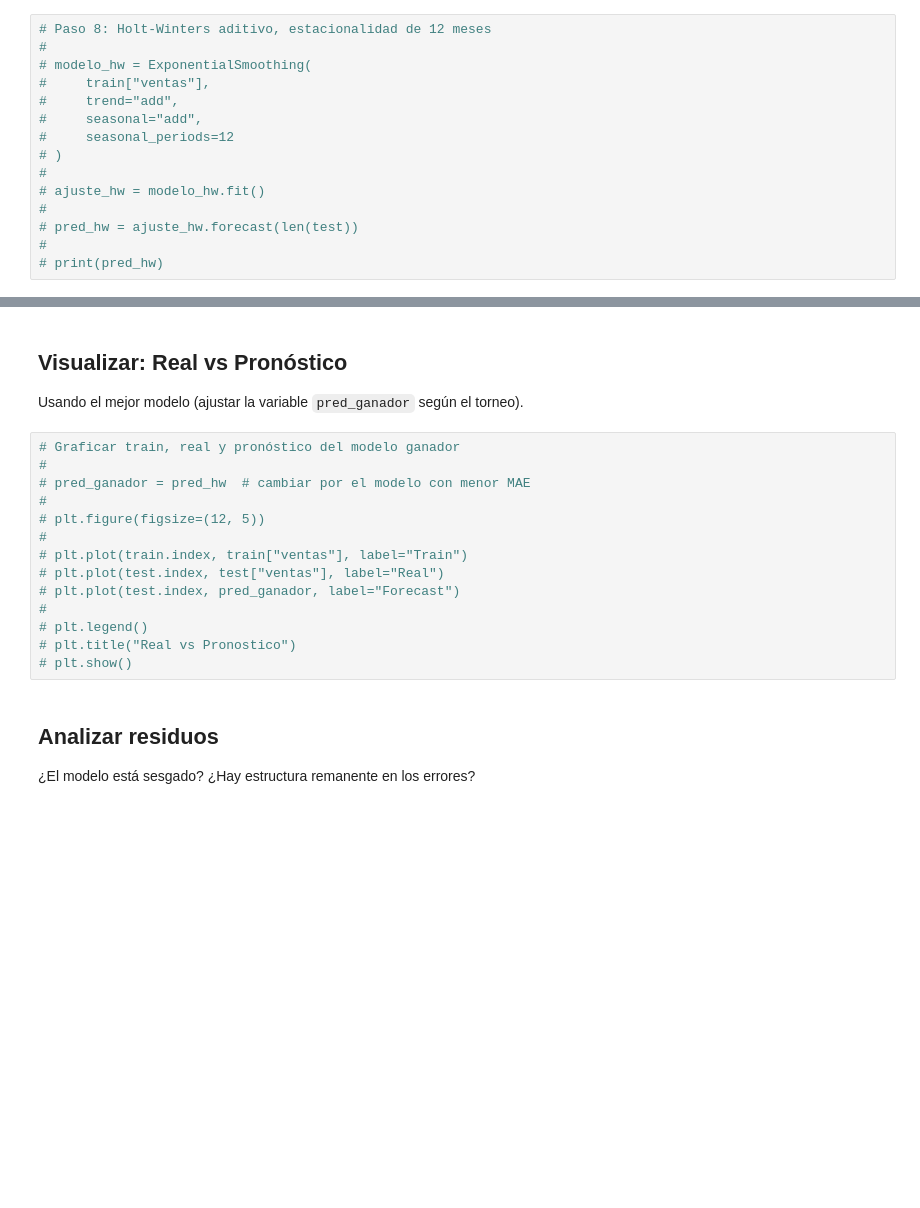
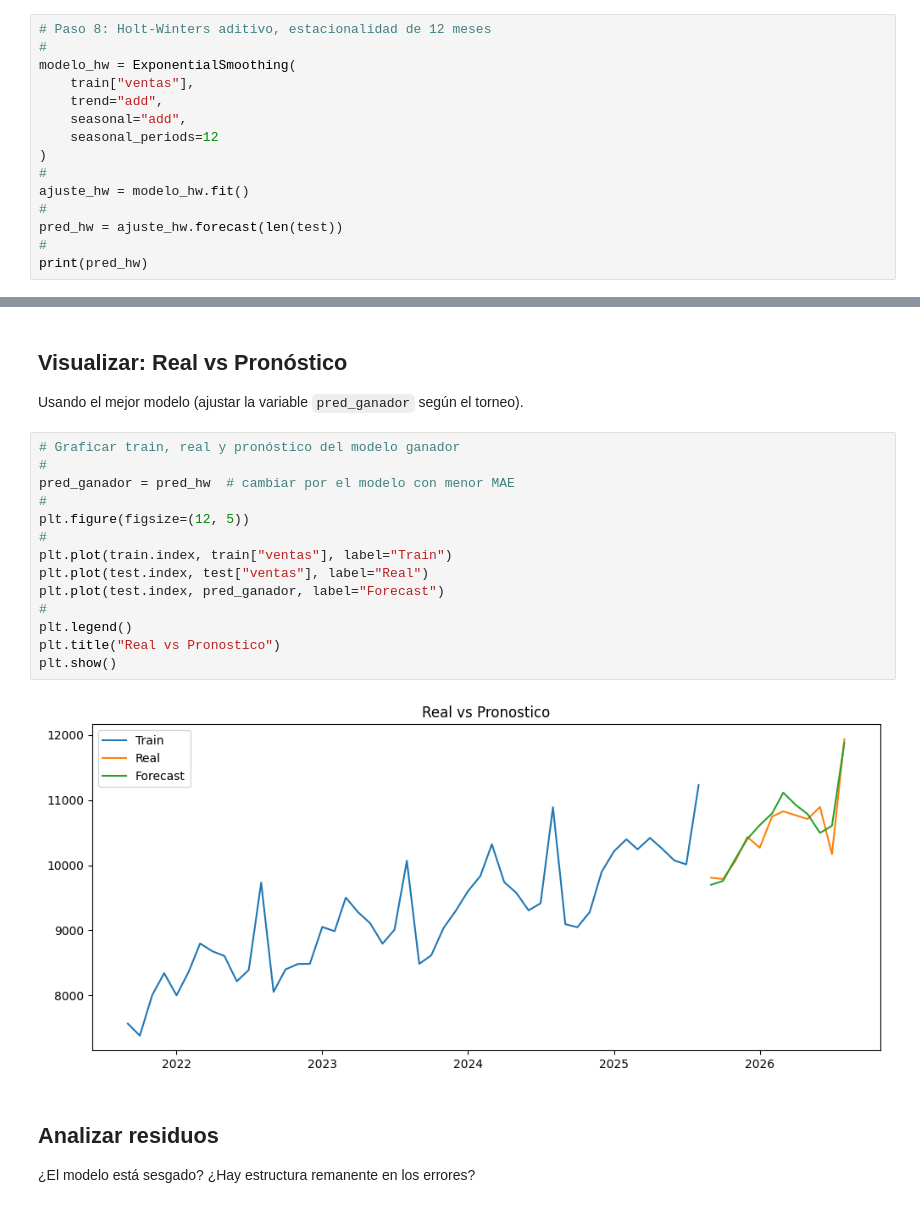
Before and after one commit to Gabriel44svg/taller_pandas_csv, a Jupyter notebook: clase8_forecasting/notebooks/01_live_coding_ventas_mensuales.ipynb, the cells around one changed output, grey strips where cells are left out. Saved outputs shown, nothing was run; the diff lists cells and outputs as text; blank space fills up the shorter version.

```diff
--- a/clase8_forecasting/notebooks/01_live_coding_ventas_mensuales.ipynb
+++ b/clase8_forecasting/notebooks/01_live_coding_ventas_mensuales.ipynb
@@ -141,15 +192,15 @@ Descomentar al iniciar la sesión.
 # %%
 # Paso 8: Holt-Winters aditivo, estacionalidad de 12 meses
 #
-# modelo_hw = ExponentialSmoothing(
-#     train["ventas"],
-#     trend="add",
-#     seasonal="add",
-#     seasonal_periods=12
-# )
+modelo_hw = ExponentialSmoothing(
+    train["ventas"],
+    trend="add",
+    seasonal="add",
+    seasonal_periods=12
+)
 #
-# ajuste_hw = modelo_hw.fit()
+ajuste_hw = modelo_hw.fit()
 #
-# pred_hw = ajuste_hw.forecast(len(test))
+pred_hw = ajuste_hw.forecast(len(test))
 #
-# print(pred_hw)
+print(pred_hw)
@@ -235,17 +325,19 @@ Usando el mejor modelo (ajustar la variable `pred_ganador` según el torneo).
 # %%
 # Graficar train, real y pronóstico del modelo ganador
 #
-# pred_ganador = pred_hw  # cambiar por el modelo con menor MAE
+pred_ganador = pred_hw  # cambiar por el modelo con menor MAE
 #
-# plt.figure(figsize=(12, 5))
+plt.figure(figsize=(12, 5))
 #
-# plt.plot(train.index, train["ventas"], label="Train")
-# plt.plot(test.index, test["ventas"], label="Real")
-# plt.plot(test.index, pred_ganador, label="Forecast")
+plt.plot(train.index, train["ventas"], label="Train")
+plt.plot(test.index, test["ventas"], label="Real")
+plt.plot(test.index, pred_ganador, label="Forecast")
 #
-# plt.legend()
-# plt.title("Real vs Pronostico")
-# plt.show()
+plt.legend()
+plt.title("Real vs Pronostico")
+plt.show()
+# %% [output]
+[figure, added]
 # %% [markdown]
 ## Analizar residuos
 ¿El modelo está sesgado? ¿Hay estructura remanente en los errores?
```
Also changed, not shown: parts of 14 cells of this notebook, 18 other files.
